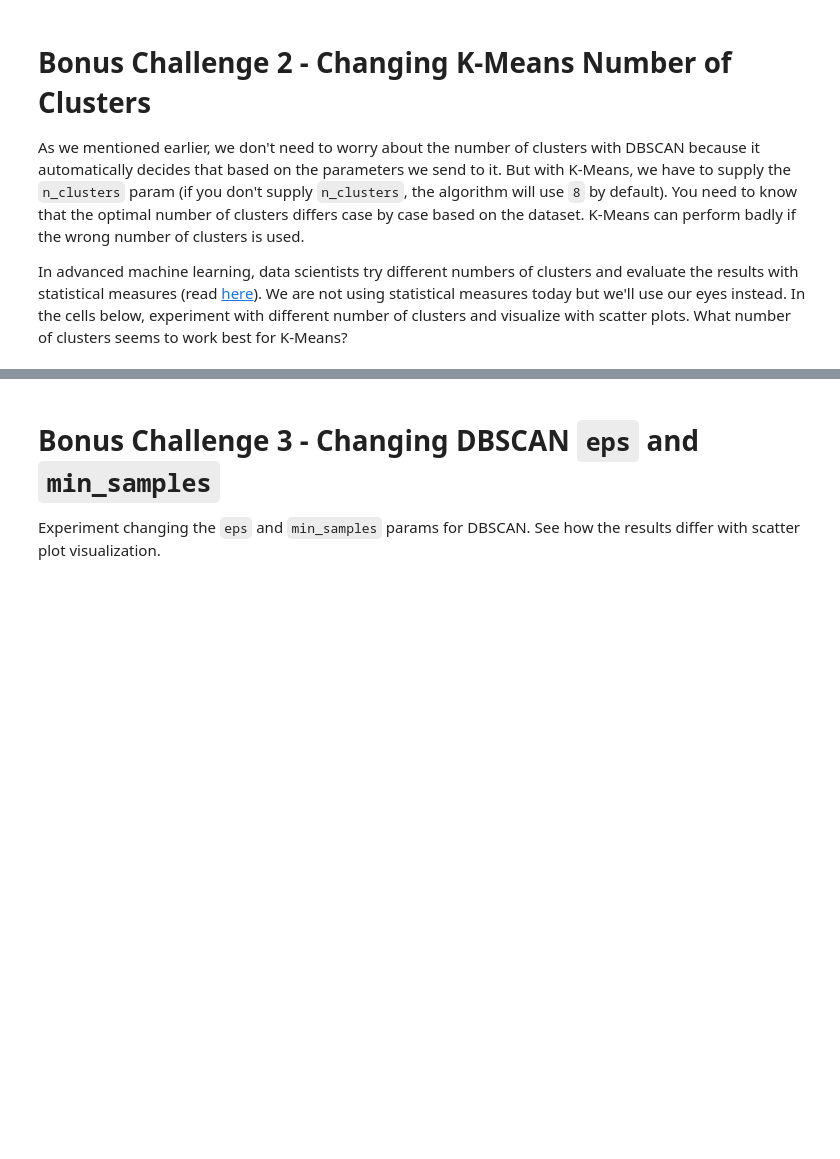
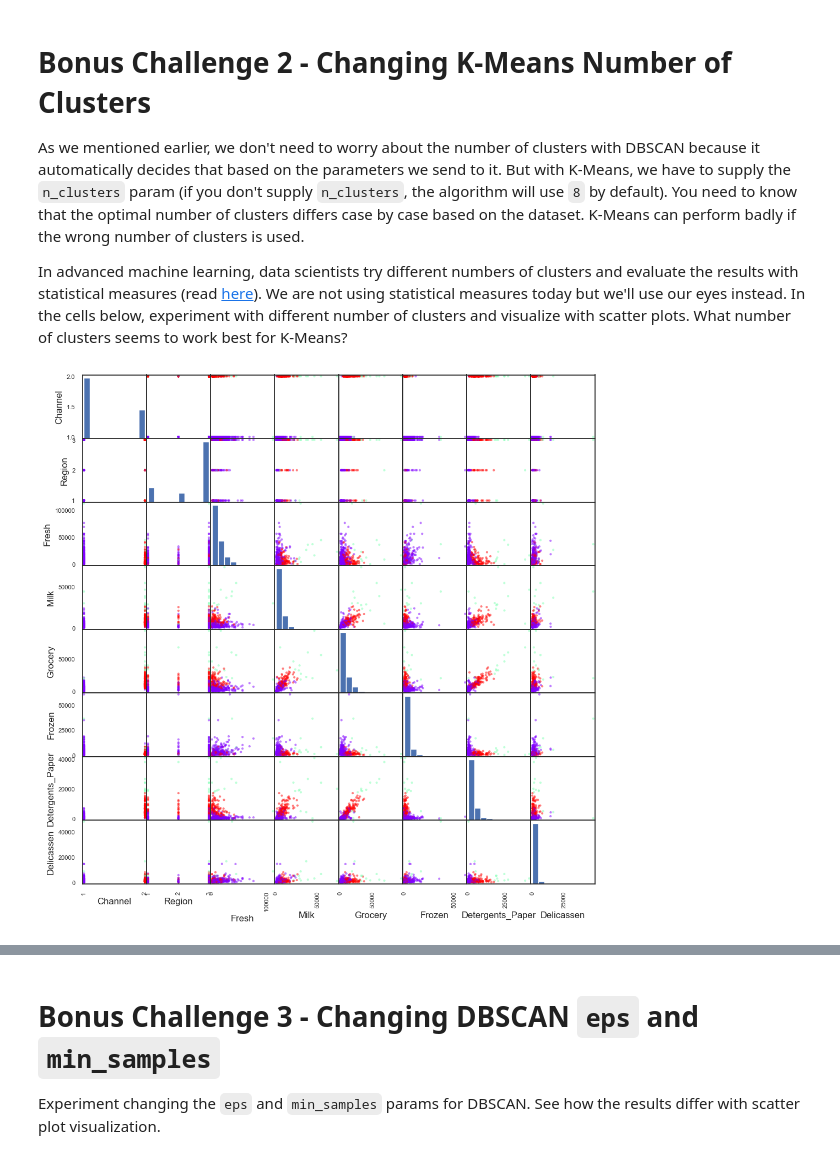
Before and after one commit to Ironhack-Data-Madrid-Abril-2023/7.4-lab_unsupervised_learning, a Jupyter notebook: your-code/main.ipynb, the cells around one changed output, grey strips where cells are left out. Saved outputs shown, nothing was run; the diff lists cells and outputs as text; code cells hidden in the pictures; blank space fills up the shorter version.

```diff
--- a/your-code/main.ipynb
+++ b/your-code/main.ipynb
@@ -383,0 +382,18 @@ In advanced machine learning, data scientists try different numbers of clusters
+# %%
+# Your code here
+customers3 = pd.read_csv('../data/Wholesale customers data.csv')
+
+escalador3 = StandardScaler()
+customers_scale3 = escalador3.fit_transform(customers3)
+
+df_customers_scale3 = pd.DataFrame(customers_scale3, columns=customers3.columns)
+
+kmeans = KMeans(n_clusters=3)
+kmeans.fit(df_customers_scale3)
+
+customers3['labels'] = kmeans.labels_
+
+pd.plotting.scatter_matrix(customers3.iloc[:, :-1], c=customers3['labels'], figsize=(12, 12), cmap='rainbow')
+plt.show()
+# %% [output]
+[figure, added]
```
Also changed, not shown: parts of 17 cells of this notebook.
